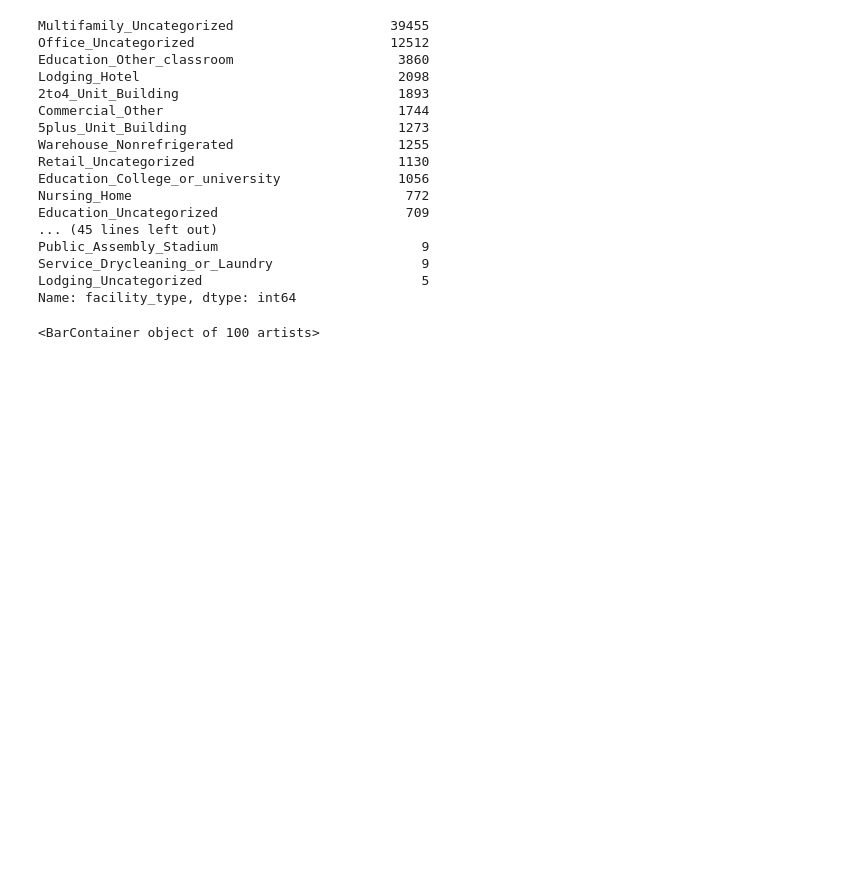
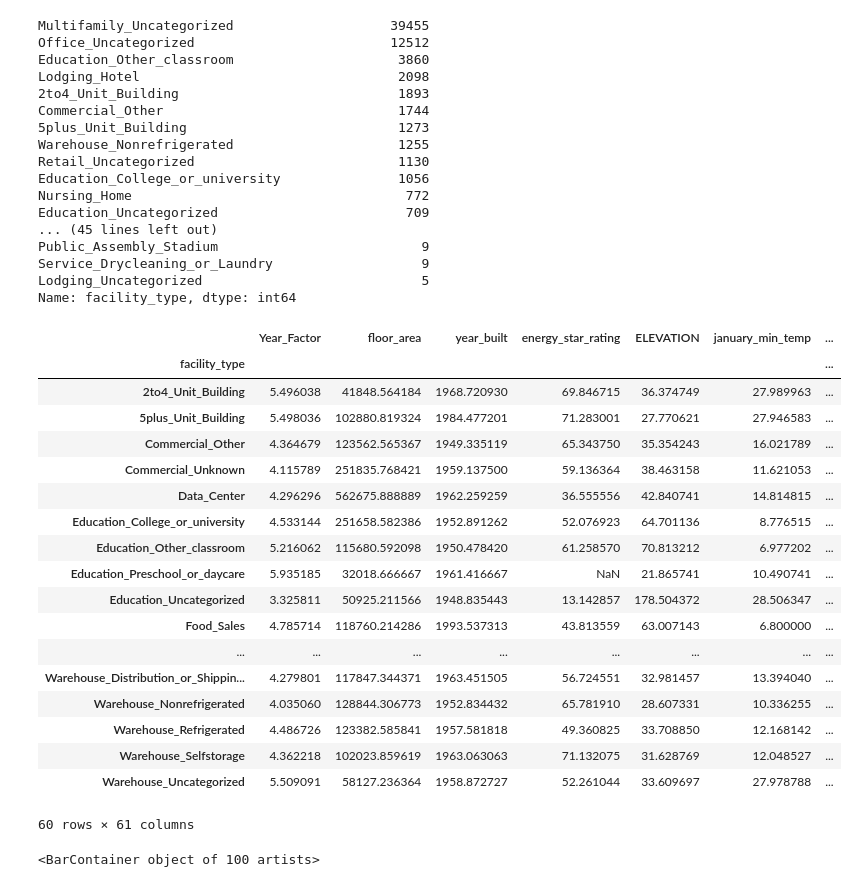
Before and after one commit to Random-Wanderer/Data_analysis_projects, a Jupyter notebook: Omdena_SV_challenge/Omdena_sv_challenve.ipynb, the cells around one changed output. Cells and saved outputs as stored; diff of their text form; code cells hidden in the pictures; blank space fills up the shorter version.

Commit message:
Data exploration

```diff
--- a/Omdena_SV_challenge/Omdena_sv_challenve.ipynb
+++ b/Omdena_SV_challenge/Omdena_sv_challenve.ipynb
@@ -175,5 +150,29 @@ Public_Assembly_Stadium                          9
 Service_Drycleaning_or_Laundry                   9
 Lodging_Uncategorized                            5
 Name: facility_type, dtype: int64
+# %%
+# Get the mean of each type of facility
+grouped = train_df.groupby(by=['facility_type'], axis= 0).mean()
+grouped
+# %% [output]
+|  | Year_Factor | floor_area | year_built | energy_star_rating | ELEVATION | january_min_temp | ... |
+| facility_type |  |  |  |  |  |  | ... |
+| 2to4_Unit_Building | 5.496038 | 41848.564184 | 1968.720930 | 69.846715 | 36.374749 | 27.989963 | ... |
+| 5plus_Unit_Building | 5.498036 | 102880.819324 | 1984.477201 | 71.283001 | 27.770621 | 27.946583 | ... |
+| Commercial_Other | 4.364679 | 123562.565367 | 1949.335119 | 65.343750 | 35.354243 | 16.021789 | ... |
+| Commercial_Unknown | 4.115789 | 251835.768421 | 1959.137500 | 59.136364 | 38.463158 | 11.621053 | ... |
+| Data_Center | 4.296296 | 562675.888889 | 1962.259259 | 36.555556 | 42.840741 | 14.814815 | ... |
+| Education_College_or_university | 4.533144 | 251658.582386 | 1952.891262 | 52.076923 | 64.701136 | 8.776515 | ... |
+| Education_Other_classroom | 5.216062 | 115680.592098 | 1950.478420 | 61.258570 | 70.813212 | 6.977202 | ... |
+| Education_Preschool_or_daycare | 5.935185 | 32018.666667 | 1961.416667 | NaN | 21.865741 | 10.490741 | ... |
+| Education_Uncategorized | 3.325811 | 50925.211566 | 1948.835443 | 13.142857 | 178.504372 | 28.506347 | ... |
+| Food_Sales | 4.785714 | 118760.214286 | 1993.537313 | 43.813559 | 63.007143 | 6.800000 | ... |
+| ... | ... | ... | ... | ... | ... | ... | ... |
+| Warehouse_Distribution_or_Shippin... | 4.279801 | 117847.344371 | 1963.451505 | 56.724551 | 32.981457 | 13.394040 | ... |
+| Warehouse_Nonrefrigerated | 4.035060 | 128844.306773 | 1952.834432 | 65.781910 | 28.607331 | 10.336255 | ... |
+| Warehouse_Refrigerated | 4.486726 | 123382.585841 | 1957.581818 | 49.360825 | 33.708850 | 12.168142 | ... |
+| Warehouse_Selfstorage | 4.362218 | 102023.859619 | 1963.063063 | 71.132075 | 31.628769 | 12.048527 | ... |
+| Warehouse_Uncategorized | 5.509091 | 58127.236364 | 1958.872727 | 52.261044 | 33.609697 | 27.978788 | ... |
+60 rows × 61 columns
 # %%
 # Bar chart with first 100 building types and floor space
```
Also changed, not shown: parts of 5 cells of this notebook.
